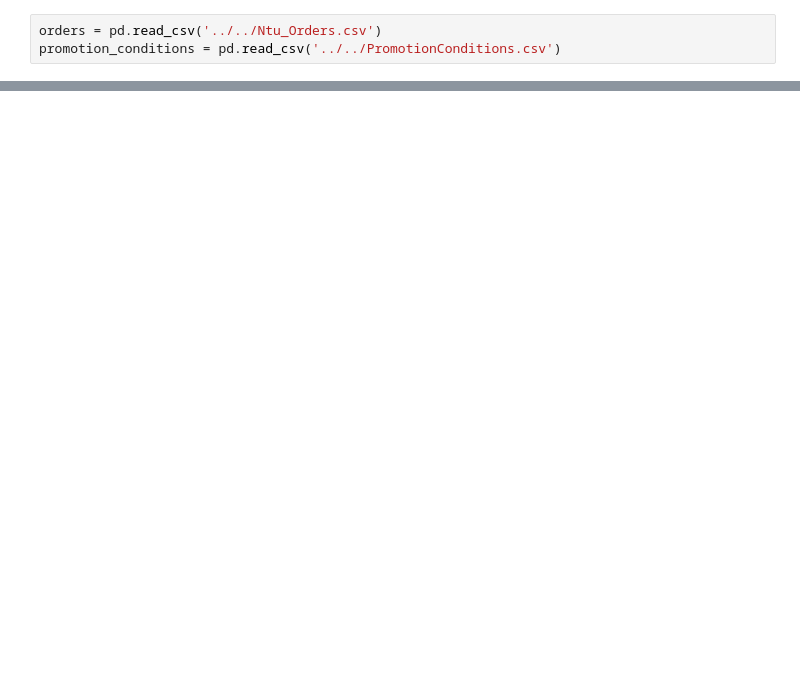
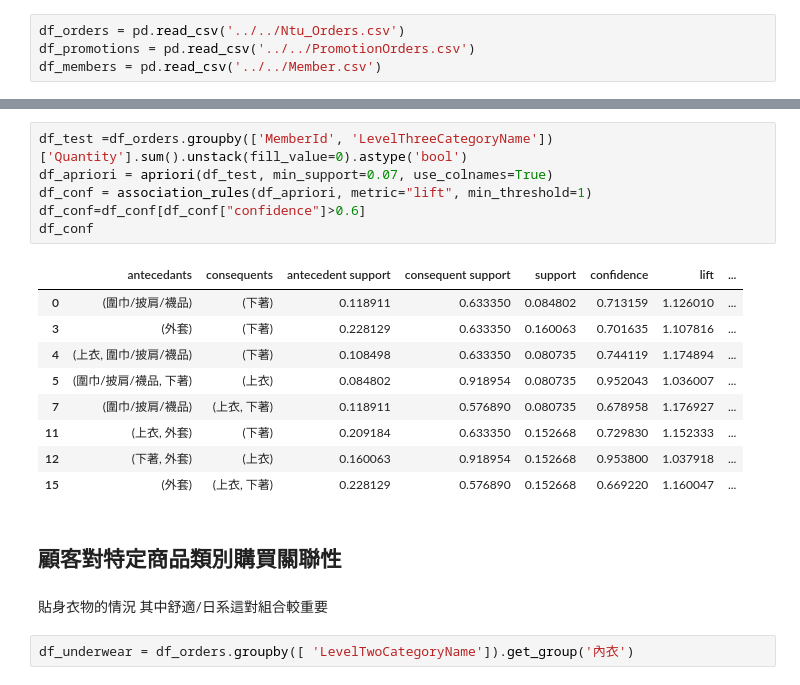
Before and after one commit to andylinpersonal/CSX_Project_2018S, a Jupyter notebook: proj_4/Week10.ipynb, the cells around one changed output, grey strips where cells are left out. Cells and saved outputs as stored; diff of their text form; blank space fills up the shorter version.

```diff
--- a/proj_4/Week10.ipynb
+++ b/proj_4/Week10.ipynb
@@ -11,3 +13,4 @@ from io import BytesIO as StringIO
 # %%
-orders = pd.read_csv('../../Ntu_Orders.csv')
-promotion_conditions = pd.read_csv('../../PromotionConditions.csv')
+df_orders = pd.read_csv('../../Ntu_Orders.csv')
+df_promotions = pd.read_csv('../../PromotionOrders.csv')
+df_members = pd.read_csv('../../Member.csv')
@@ -144,0 +72,22 @@ filt(results, min_prob = 0.1, cnt=[2, 3, 4])
+# %%
+df_test =df_orders.groupby(['MemberId', 'LevelThreeCategoryName'])['Quantity'].sum().unstack(fill_value=0).astype('bool')
+df_apriori = apriori(df_test, min_support=0.07, use_colnames=True)
+df_conf = association_rules(df_apriori, metric="lift", min_threshold=1)
+df_conf=df_conf[df_conf["confidence"]>0.6]
+df_conf
+# %% [output]
+|  | antecedants | consequents | antecedent support | consequent support | support | confidence | lift | ... |
+| 0 | (圍巾/披肩/襪品) | (下著) | 0.118911 | 0.633350 | 0.084802 | 0.713159 | 1.126010 | ... |
+| 3 | (外套) | (下著) | 0.228129 | 0.633350 | 0.160063 | 0.701635 | 1.107816 | ... |
+| 4 | (上衣, 圍巾/披肩/襪品) | (下著) | 0.108498 | 0.633350 | 0.080735 | 0.744119 | 1.174894 | ... |
+| 5 | (圍巾/披肩/襪品, 下著) | (上衣) | 0.084802 | 0.918954 | 0.080735 | 0.952043 | 1.036007 | ... |
+| 7 | (圍巾/披肩/襪品) | (上衣, 下著) | 0.118911 | 0.576890 | 0.080735 | 0.678958 | 1.176927 | ... |
+| 11 | (上衣, 外套) | (下著) | 0.209184 | 0.633350 | 0.152668 | 0.729830 | 1.152333 | ... |
+| 12 | (下著, 外套) | (上衣) | 0.160063 | 0.918954 | 0.152668 | 0.953800 | 1.037918 | ... |
+| 15 | (外套) | (上衣, 下著) | 0.228129 | 0.576890 | 0.152668 | 0.669220 | 1.160047 | ... |
+# %% [markdown]
+## 顧客對特定商品類別購買關聯性
+# %% [markdown]
+貼身衣物的情況 其中舒適/日系這對組合較重要
+# %%
+df_underwear = df_orders.groupby([ 'LevelTwoCategoryName']).get_group('內衣')
```
Also changed, not shown: parts of 29 cells of this notebook, 4 other files.
